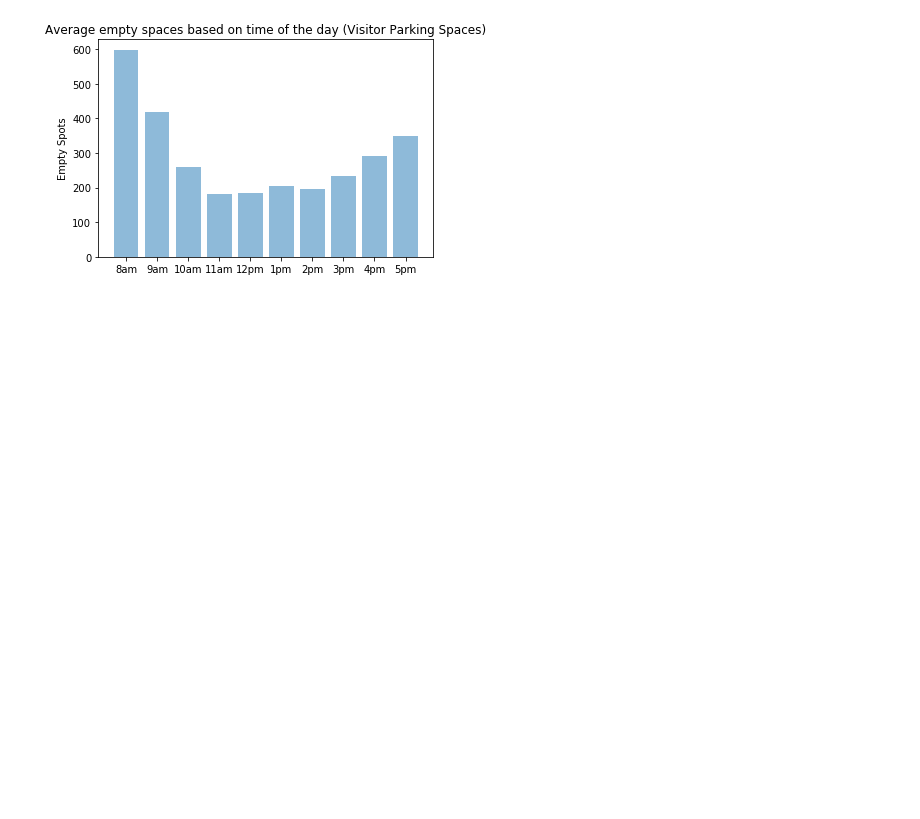
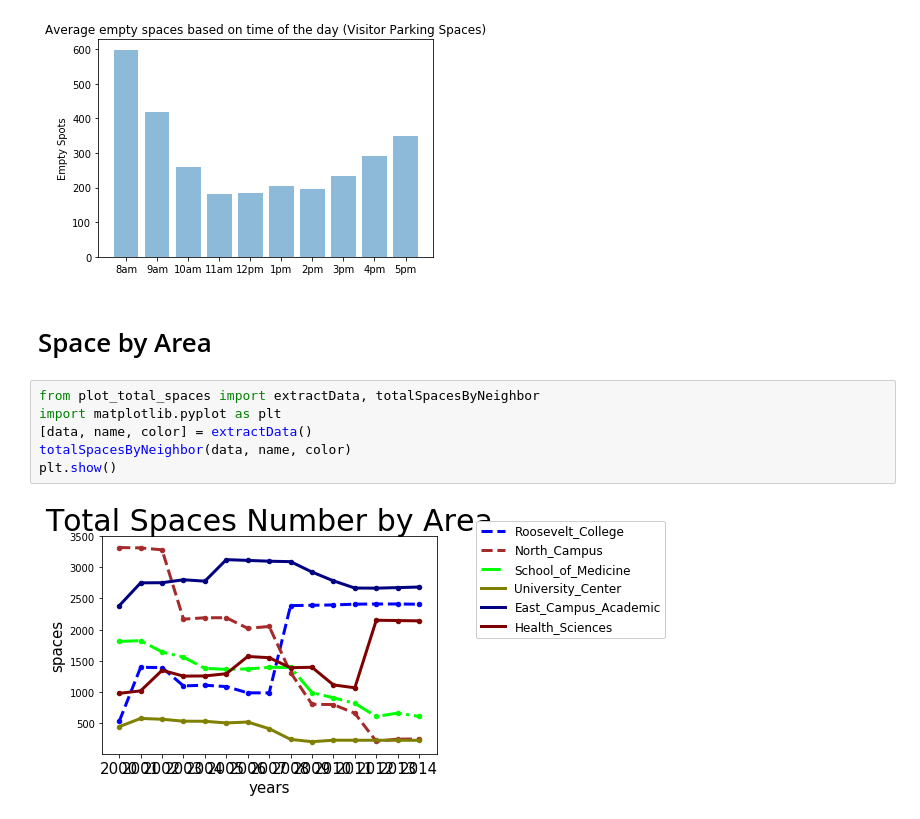
Before and after one commit to Maguilar43/ECE143_FinalProject, a Jupyter notebook: codes/Group18_Visualizations.ipynb, the cells around one changed output. Drawn from its saved outputs; the diff is of its cells as text; blank space fills up the shorter version.

Commit message:
added jiajun graph to notebook

```diff
--- a/codes/Group18_Visualizations.ipynb
+++ b/codes/Group18_Visualizations.ipynb
@@ -172,3 +172,13 @@ plt.title('Average empty spaces based on time of the day (Visitor Parking Spaces
 plt.show()
 # %% [output]
 [figure]
+# %% [markdown]
+# Space by Area
+# %%
+from plot_total_spaces import extractData, totalSpacesByNeighbor
+import matplotlib.pyplot as plt
+[data, name, color] = extractData()
+totalSpacesByNeighbor(data, name, color)
+plt.show()
+# %% [output]
+[figure, added]
```
Also changed, not shown: 1 other file.
